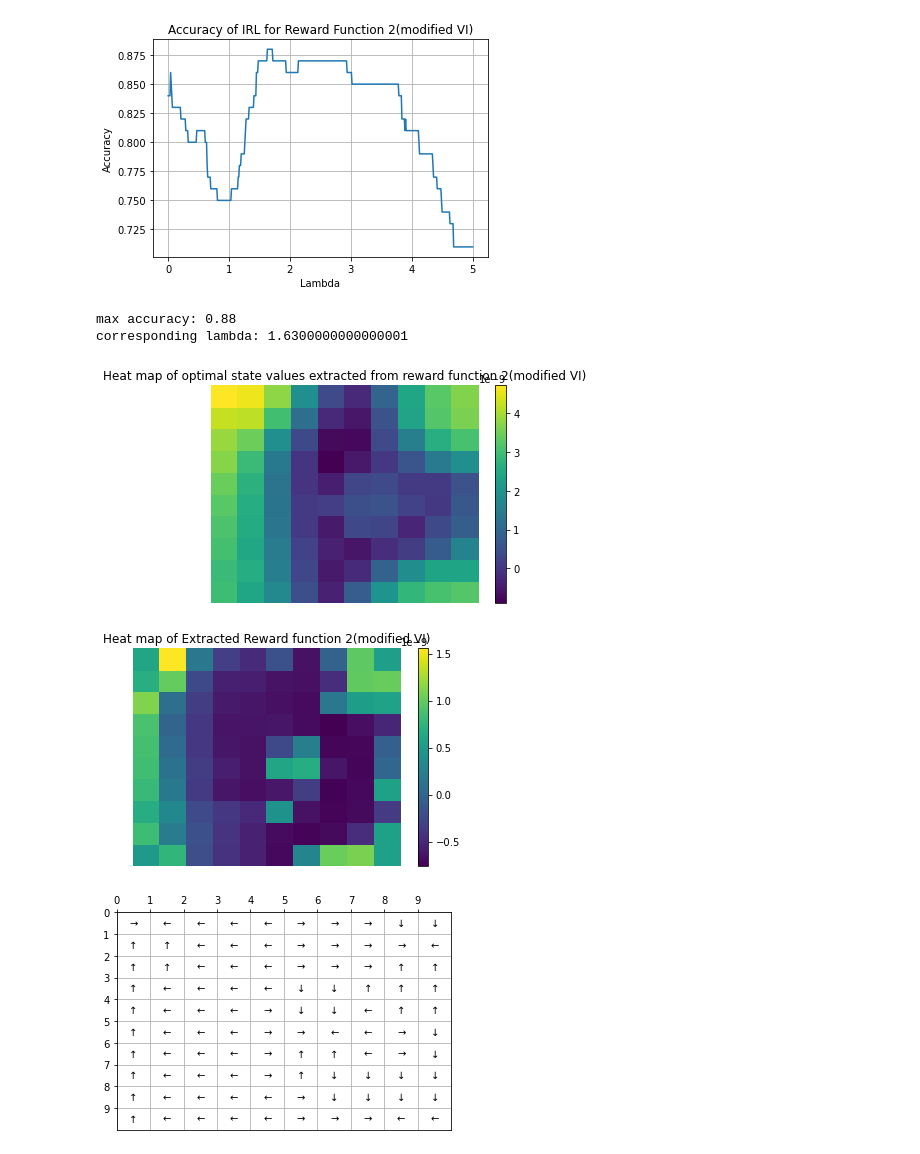
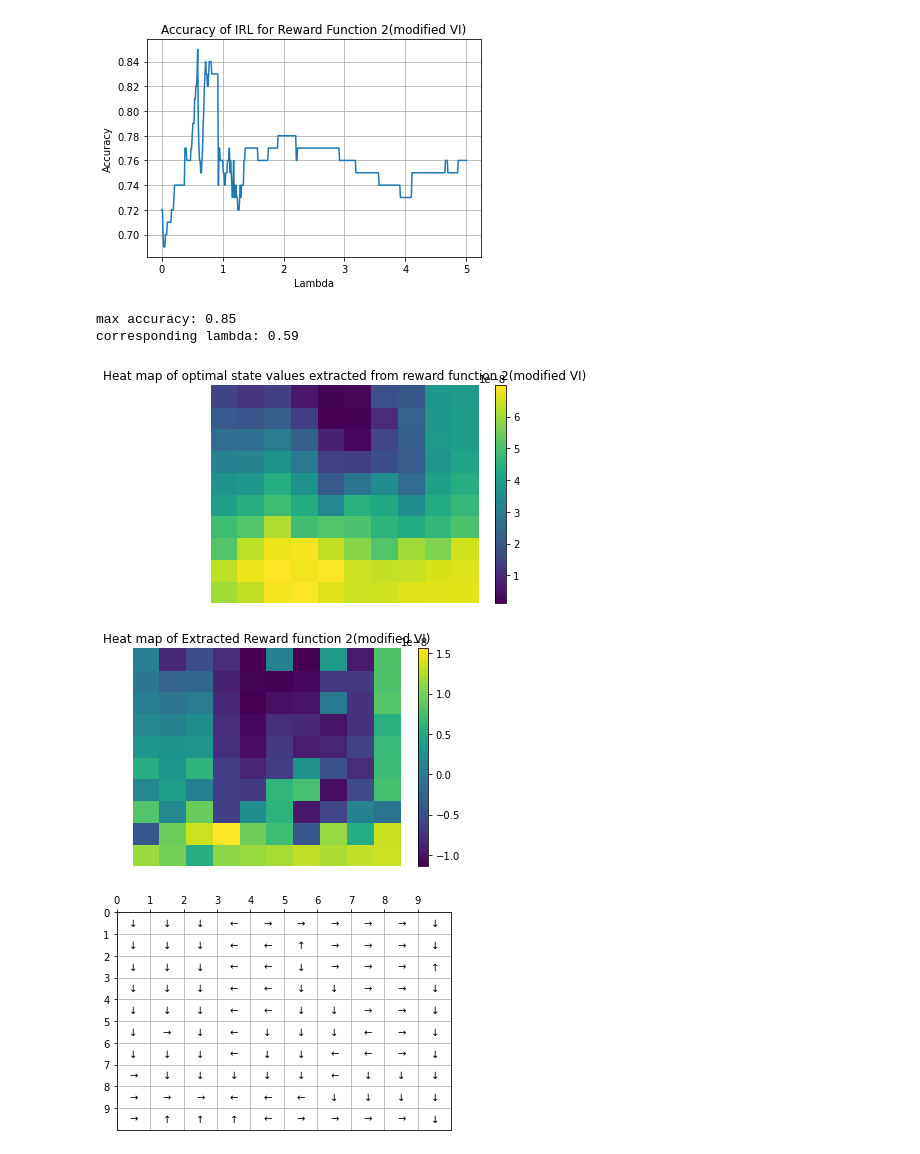
Before and after one commit to willytai/EE232E-2022-Spring, a Jupyter notebook: project3/q20_25.ipynb, the cells around one changed output. Saved outputs shown, nothing was run; the diff lists cells and outputs as text; code cells hidden in the pictures.

Commit message:
modify wind

```diff
--- a/project3/q20_25.ipynb
+++ b/project3/q20_25.ipynb
@@ -145,7 +145,7 @@ def modified_find_policy(n_states, n_actions, transition_probabilities, reward,
     return v, policy
 # %%
 grid_size = 10
-wind = 0.6
+wind = 0.1
 discount = 0.8
 
 gw2 = Gridworld(grid_size, wind, discount, 2)
@@ -168,40 +168,42 @@ for _, lm in enumerate(tqdm(lambdas)):
     acclist.append(acc)
 
 plt.plot(lambdas,acclist)
 plt.xlabel("Lambda")
 plt.ylabel("Accuracy")
 plt.title("Accuracy of IRL for Reward Function 2(modified VI)")
 plt.grid()
 plt.show()
 print(f'max accuracy: {max(acclist)}')
 print(f'corresponding lambda: {lambdas[np.argmax(acclist)]}')
-
+lm = lambdas[np.argmax(acclist)]
+R = irl(policy, gw2, lm, discount, 1.0)
+v, policy_irl = modified_find_policy(gw2.n_states, gw2.n_actions, gw2.transition_probability, R, gw2.discount, threshold=1e-10, v=None, exp_rate=0, stochastic=False)
 value_matrix = np.zeros((grid_size, grid_size))
 for i in range(gw2.n_states):
     value_matrix[int(i%grid_size)][int(i/grid_size)] = v[i]
 plt.pcolor(np.flipud(value_matrix))
 plt.colorbar()
 plt.axis('off')
 plt.title('Heat map of optimal state values extracted from reward function 2(modified VI)')
 plt.show()
 
 plt.pcolor(np.flipud(R.reshape((10,10)).T))
 plt.colorbar()
 plt.axis('off')
 plt.title('Heat map of Extracted Reward function 2(modified VI)')
 plt.show()
 
 action_matrix = np.zeros((grid_size, grid_size))
 for i in range(gw2.n_states):
     action_matrix[int(i%grid_size)][int(i/grid_size)] = policy_irl[i]
 plot_arrow(action_matrix)
 # %% [output]
-[figure, old version]
+[figure, new version]
-max accuracy: 0.88
-corresponding lambda: 1.6300000000000001
+max accuracy: 0.85
+corresponding lambda: 0.59
-[figure, old version]
+[figure, new version]
-[figure, old version]
+[figure, new version]
-[figure, old version]
+[figure, new version]
 # %%
 grid_size = 10
 wind = 0.1
```
Also changed, not shown: parts of 5 cells of this notebook.
